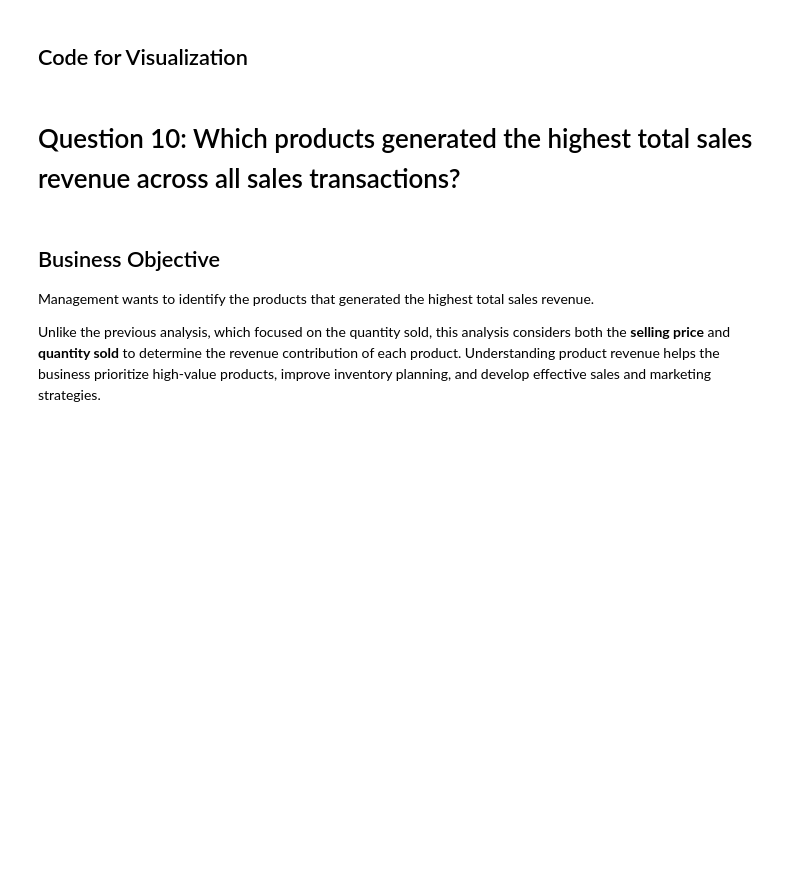
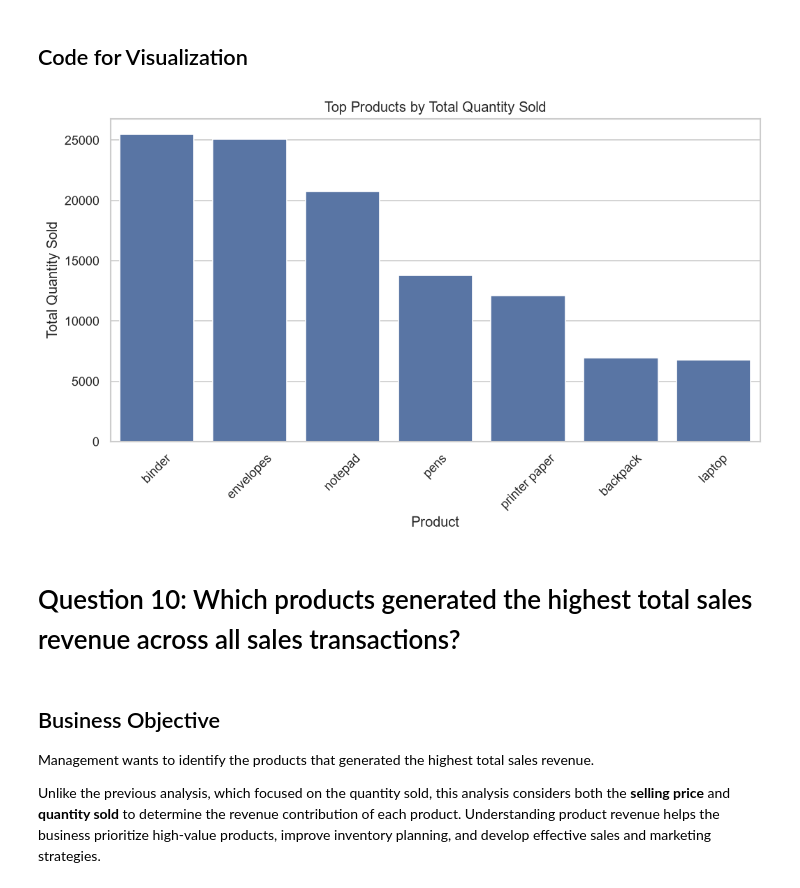
Before and after one commit to thanuja-reddi/MongoDB_EDA_Case_Study, a Jupyter notebook: notebooks/homework_casestudy_questions.ipynb, the cells around one changed output. Cells and saved outputs as stored; diff of their text form; code cells hidden in the pictures; blank space fills up the shorter version.

Commit message:
Completed Q9: Product quantity sales analysis

```diff
--- a/notebooks/homework_casestudy_questions.ipynb
+++ b/notebooks/homework_casestudy_questions.ipynb
@@ -691,3 +691,28 @@ Management wants to identify the products with the highest total quantity sold a
 Since each sales transaction may contain multiple purchased products, the analysis requires examining every product within the `items` array and calculating the total quantity sold for each product. Identifying high-demand products helps the business optimize inventory management, improve procurement planning, and ensure that popular products remain readily available to customers.
 # %% [markdown]
 ## Code for Query
+# %%
+pipeline = [
+    {
+        "$unwind": "$items"
+    },
+    {
+        "$group": {
+            "_id": "$items.name",
+            "total_quantity_sold": {
+                "$sum": "$items.quantity"
+            }
+        }
+    },
+    {
+        "$sort": {
+            "total_quantity_sold": -1
+        }
+    }
+]
+
+result = list(sales.aggregate(pipeline))
+
+product_quantity = pd.DataFrame(result)
+
+product_quantity
@@ -694,5 +728,27 @@ Since each sales transaction may contain multiple purchased products, the analys
 # %% [markdown]
 ## Code for Visualization
+# %%
+top_products = product_quantity.head(10)
+
+plt.figure(figsize=(10,5))
+
+sns.barplot(
+    data=top_products,
+    x="_id",
+    y="total_quantity_sold"
+)
+
+plt.title("Top Products by Total Quantity Sold")
+
+plt.xlabel("Product")
+
+plt.ylabel("Total Quantity Sold")
+
+plt.xticks(rotation=45)
+
+plt.show()
+# %% [output]
+[figure, added]
 # %% [markdown]
 # Question 10: Which products generated the highest total sales revenue across all sales transactions?
 # %% [markdown]
```
Also changed, not shown: parts of 1 cell of this notebook.
